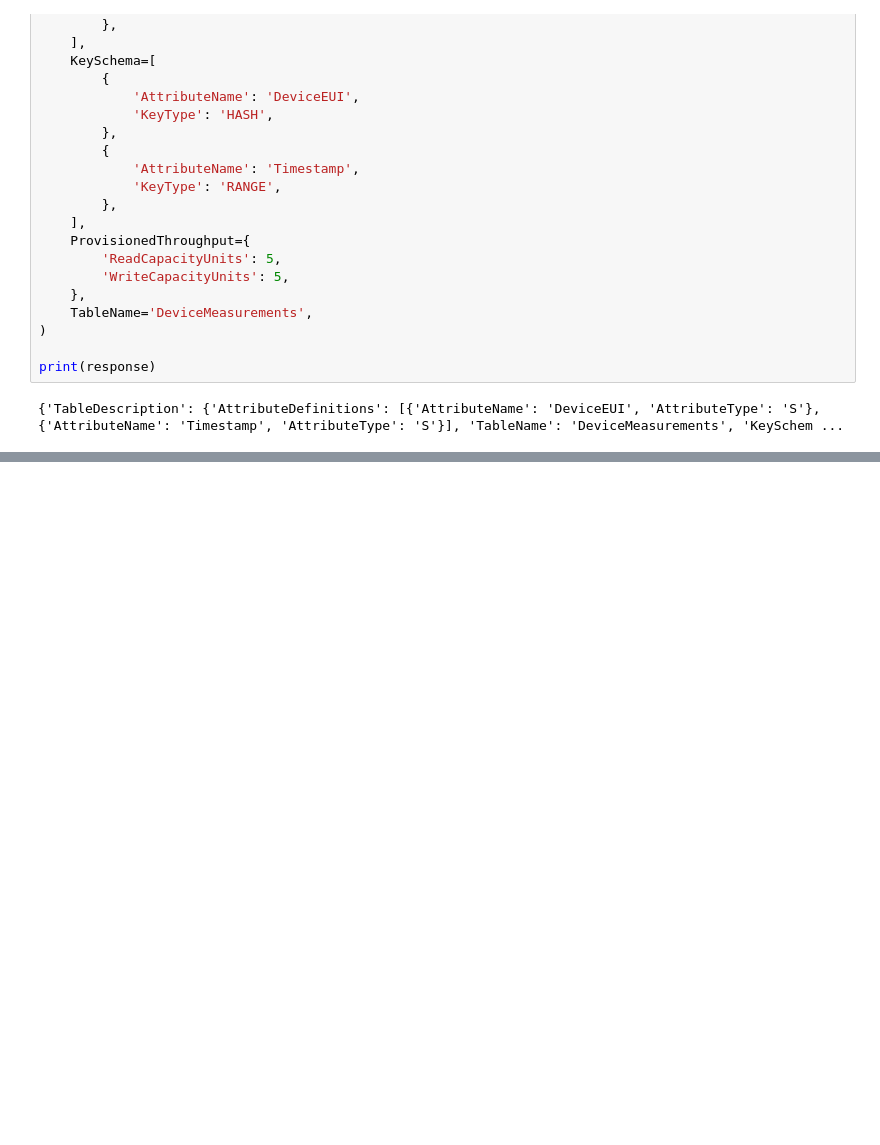
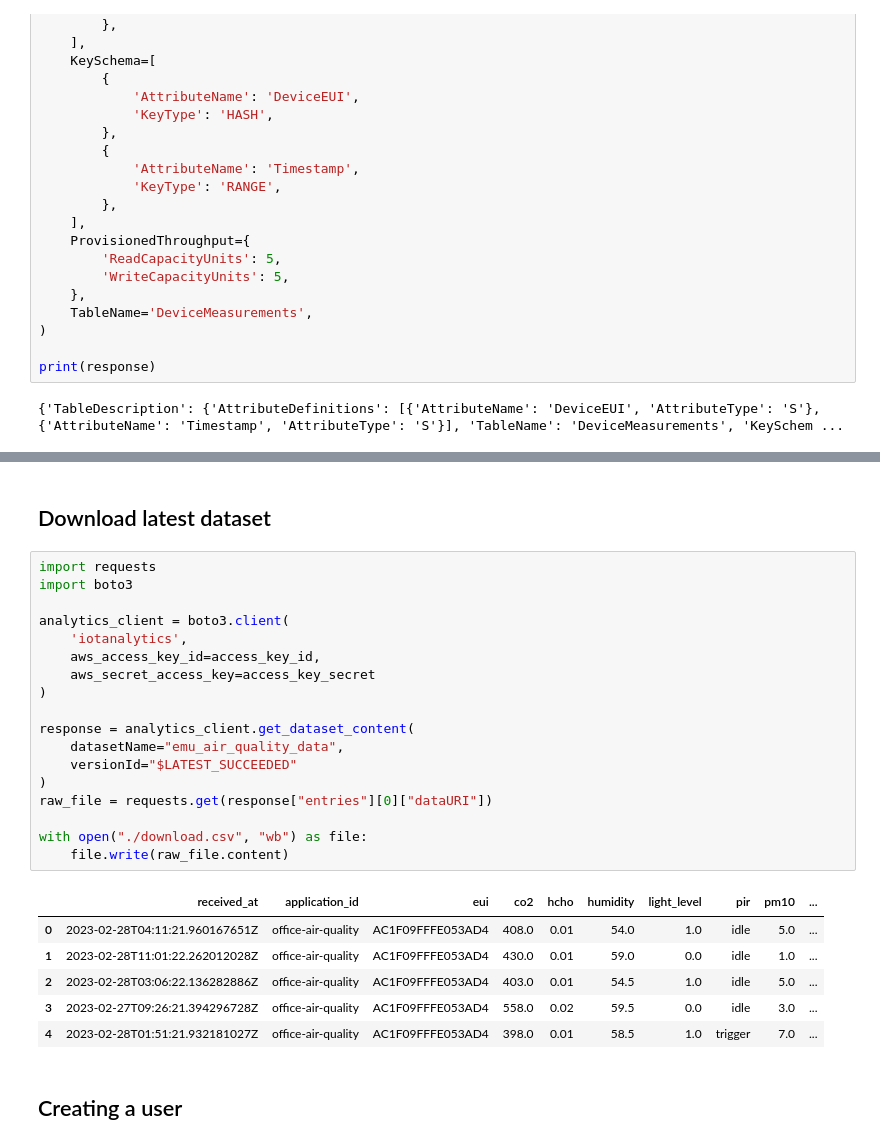
Before and after one commit to Hauteclere/emu_iot, a Jupyter notebook: example.ipynb, the cells around one changed output, grey strips where cells are left out. Drawn from its saved outputs; the diff is of its cells as text; blank space fills up the shorter version.

```diff
--- a/example.ipynb
+++ b/example.ipynb
@@ -308,0 +409,29 @@ print(response)
+# %% [markdown]
+## Download latest dataset
+# %%
+import requests
+import boto3
+
+analytics_client = boto3.client(
+    'iotanalytics',
+    aws_access_key_id=access_key_id,
+    aws_secret_access_key=access_key_secret
+)
+
+response = analytics_client.get_dataset_content(
+    datasetName="emu_air_quality_data",
+    versionId="$LATEST_SUCCEEDED"
+)
+raw_file = requests.get(response["entries"][0]["dataURI"])
+
+with open("./download.csv", "wb") as file:
+    file.write(raw_file.content)
+# %% [output]
+|  | received_at | application_id | eui | co2 | hcho | humidity | light_level | pir | pm10 | ... |
+| 0 | 2023-02-28T04:11:21.960167651Z | office-air-quality | AC1F09FFFE053AD4 | 408.0 | 0.01 | 54.0 | 1.0 | idle | 5.0 | ... |
+| 1 | 2023-02-28T11:01:22.262012028Z | office-air-quality | AC1F09FFFE053AD4 | 430.0 | 0.01 | 59.0 | 0.0 | idle | 1.0 | ... |
+| 2 | 2023-02-28T03:06:22.136282886Z | office-air-quality | AC1F09FFFE053AD4 | 403.0 | 0.01 | 54.5 | 1.0 | idle | 5.0 | ... |
+| 3 | 2023-02-27T09:26:21.394296728Z | office-air-quality | AC1F09FFFE053AD4 | 558.0 | 0.02 | 59.5 | 0.0 | idle | 3.0 | ... |
+| 4 | 2023-02-28T01:51:21.932181027Z | office-air-quality | AC1F09FFFE053AD4 | 398.0 | 0.01 | 58.5 | 1.0 | trigger | 7.0 | ... |
+# %% [markdown]
+## Creating a user
```
Also changed, not shown: parts of 29 cells of this notebook, 3 other files.
